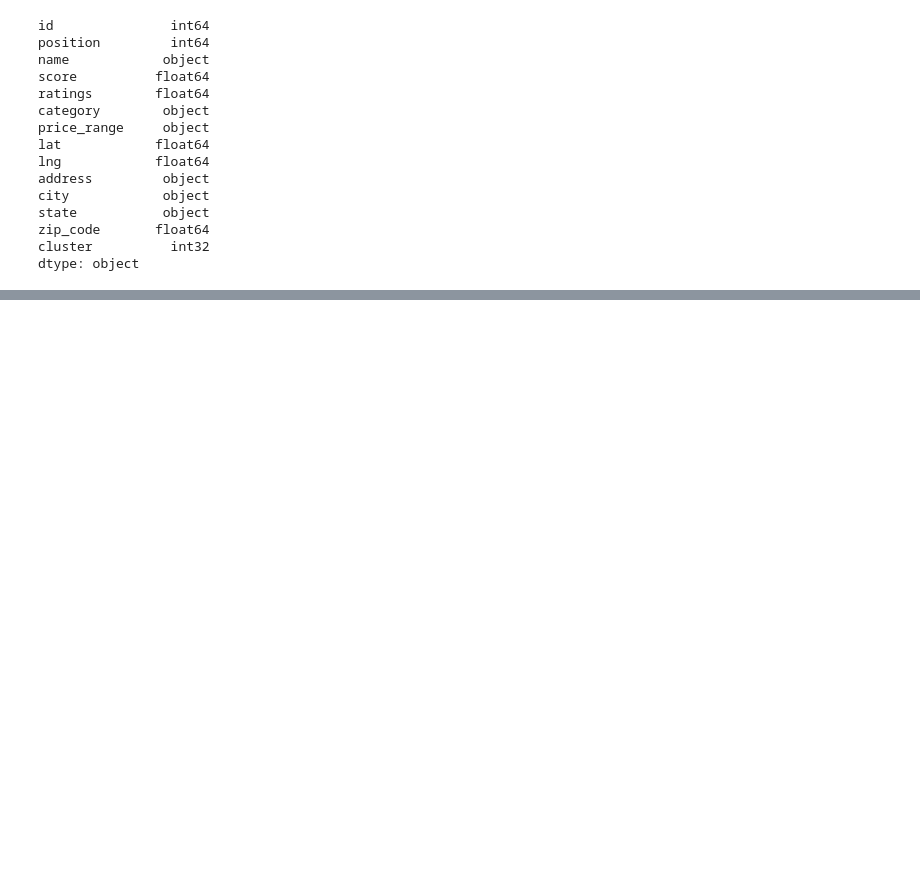
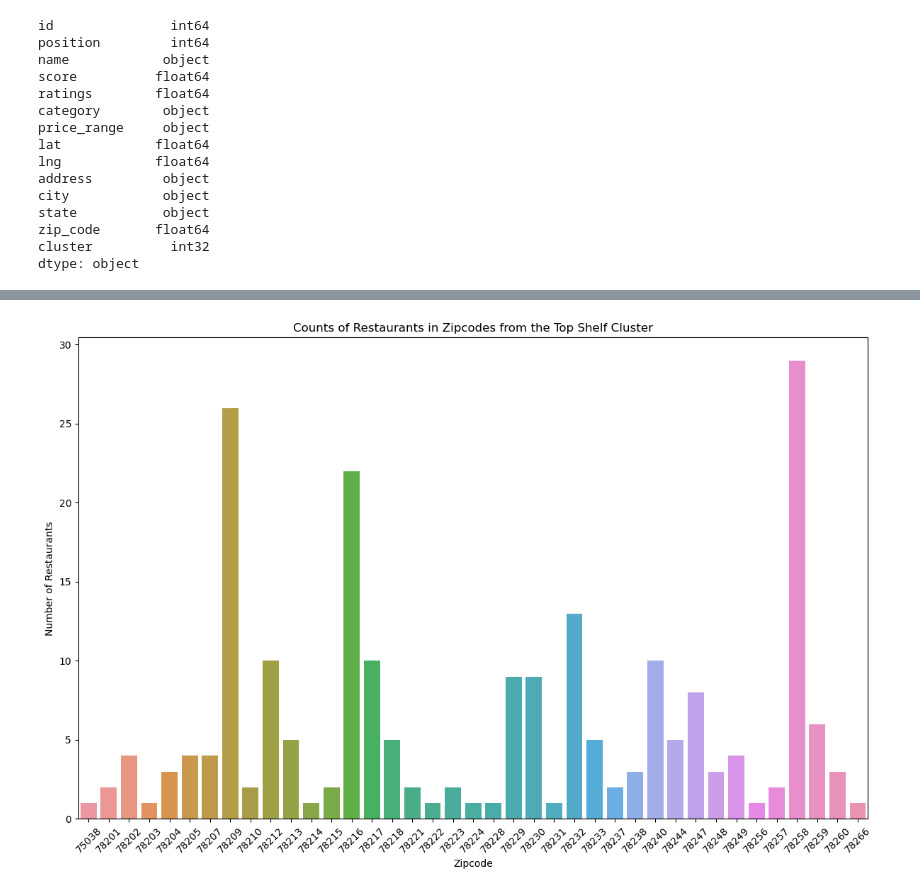
Before and after one commit to vmueller13/Project4_SanAntonioRestaurants, a Jupyter notebook: Restaurants_SanAntonio(after_cleaning)-Copy1.ipynb, the cells around one changed output, grey strips where cells are left out. Drawn from its saved outputs; the diff is of its cells as text; code cells hidden in the pictures; blank space fills up the shorter version.

```diff
--- a/Restaurants_SanAntonio(after_cleaning)-Copy1.ipynb
+++ b/Restaurants_SanAntonio(after_cleaning)-Copy1.ipynb
@@ -714,0 +736,5 @@ restaurants_df_cleaned
+# %%
+#cleaning up zi_code column
+#convert 'zip_code' to integer
+cluster_zero['zip_code']=cluster_zero['zip_code'].astype(int)
+restaurants_df_cleaned['zip_code']=restaurants_df_cleaned['zip_code'].astype(int)
@@ -714,0 +752,19 @@ restaurants_df_cleaned
+# %%
+#Find out 'What zip code should you stay in San Antonio to be close to delectable food?''
+import seaborn as sns
+
+# Assuming 'cluster_zero' is your DataFrame
+filtered_df = cluster_zero[cluster_zero['cluster'] == 0]
+# Count occurrences of each zipcode in cluster 0
+zipcode_counts = filtered_df['zip_code'].value_counts()
+# Create the bar graph
+plt.figure(figsize=(12, 8))
+sns.barplot(x=zipcode_counts.index, y=zipcode_counts.values)
+plt.xlabel('Zipcode')
+plt.ylabel('Number of Restaurants')
+plt.title('Counts of Restaurants in Zipcodes from the Top Shelf Cluster')
+plt.xticks(rotation=45)
+plt.tight_layout()
+plt.show()
+# %% [output]
+[figure, added]
```
Also changed, not shown: parts of 4 cells of this notebook, 3 other files.
